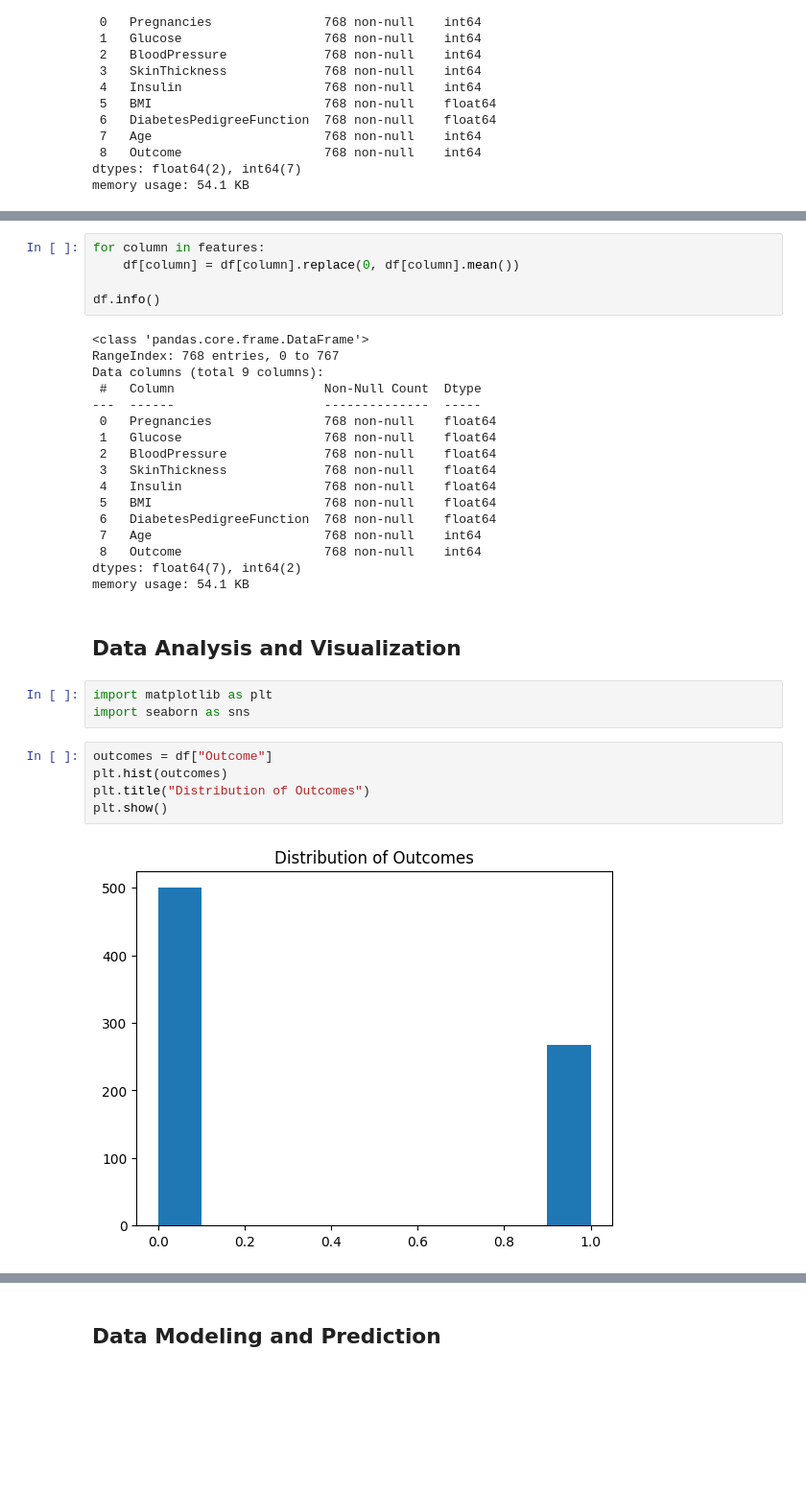
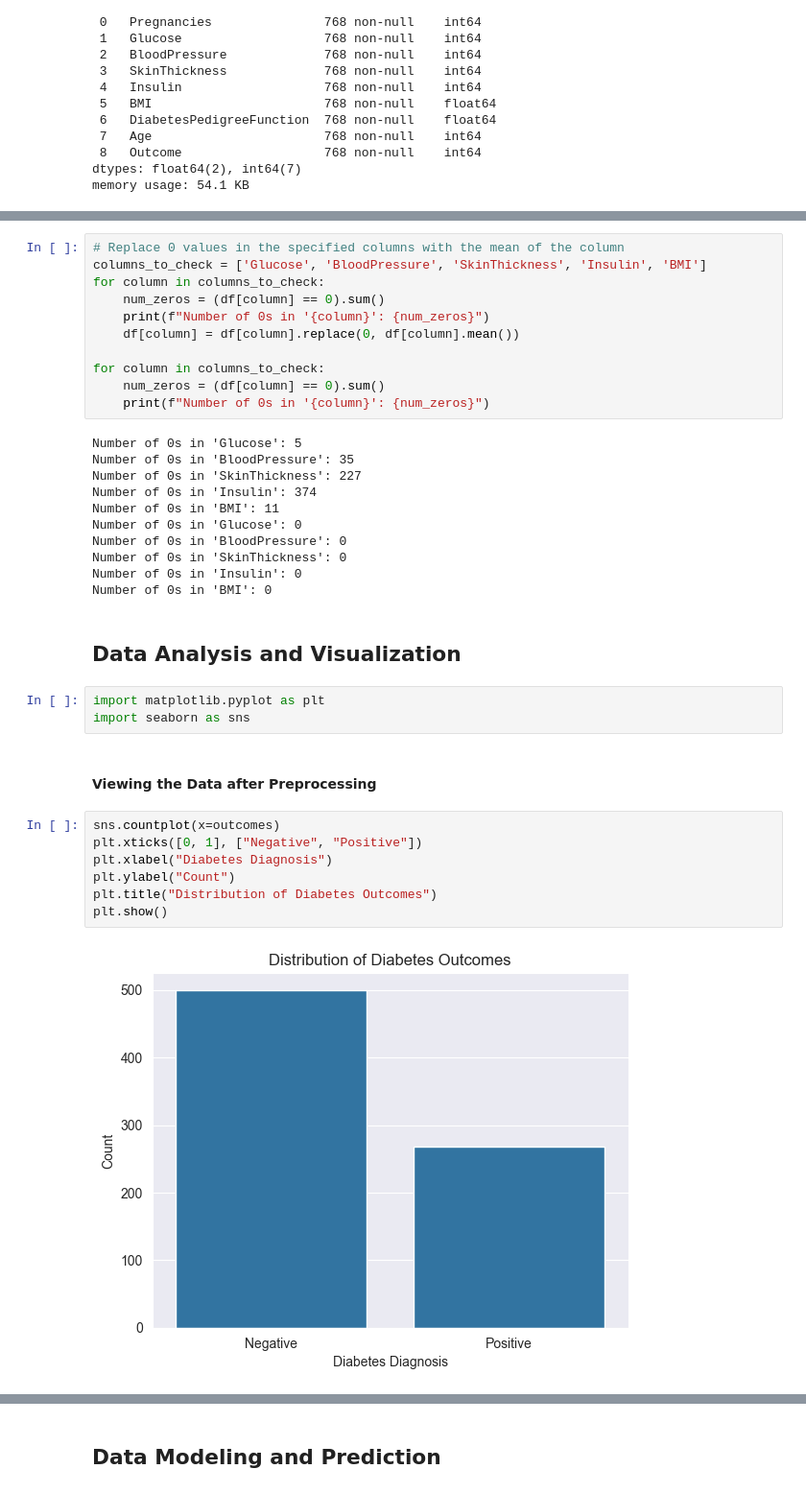
Before and after one commit to grudzinskio/DiabetesPrediction, a Jupyter notebook: FinalNotebook.ipynb, the cells around one changed output, grey strips where cells are left out. Shown at 96% size. Saved outputs shown, nothing was run; the diff lists cells and outputs as text; blank space fills up the shorter version.

```diff
--- a/FinalNotebook.ipynb
+++ b/FinalNotebook.ipynb
@@ -125,37 +133,41 @@ print("DataFrame has zero values:", has_zero)
 # %%
-for column in features:
+# Replace 0 values in the specified columns with the mean of the column
+columns_to_check = ['Glucose', 'BloodPressure', 'SkinThickness', 'Insulin', 'BMI']
+for column in columns_to_check:
+    num_zeros = (df[column] == 0).sum()
+    print(f"Number of 0s in '{column}': {num_zeros}")
     df[column] = df[column].replace(0, df[column].mean())
 
-df.info()
+for column in columns_to_check:
+    num_zeros = (df[column] == 0).sum()
+    print(f"Number of 0s in '{column}': {num_zeros}")
 # %% [output]
-<class 'pandas.core.frame.DataFrame'>
-RangeIndex: 768 entries, 0 to 767
-Data columns (total 9 columns):
- #   Column                    Non-Null Count  Dtype
----  ------                    --------------  -----
- 0   Pregnancies               768 non-null    float64
- 1   Glucose                   768 non-null    float64
- 2   BloodPressure             768 non-null    float64
- 3   SkinThickness             768 non-null    float64
- 4   Insulin                   768 non-null    float64
- 5   BMI                       768 non-null    float64
- 6   DiabetesPedigreeFunction  768 non-null    float64
- 7   Age                       768 non-null    int64
- 8   Outcome                   768 non-null    int64
-dtypes: float64(7), int64(2)
-memory usage: 54.1 KB
+Number of 0s in 'Glucose': 5
+Number of 0s in 'BloodPressure': 35
+Number of 0s in 'SkinThickness': 227
+Number of 0s in 'Insulin': 374
+Number of 0s in 'BMI': 11
+Number of 0s in 'Glucose': 0
+Number of 0s in 'BloodPressure': 0
+Number of 0s in 'SkinThickness': 0
+Number of 0s in 'Insulin': 0
+Number of 0s in 'BMI': 0
 # %% [markdown]
 ## Data Analysis and Visualization
 # %%
-import matplotlib as plt
+import matplotlib.pyplot as plt
 import seaborn as sns
+# %% [markdown]
+#### Viewing the Data after Preprocessing
 # %%
-outcomes = df["Outcome"]
-plt.hist(outcomes)
-plt.title("Distribution of Outcomes")
+sns.countplot(x=outcomes)
+plt.xticks([0, 1], ["Negative", "Positive"])
+plt.xlabel("Diabetes Diagnosis")
+plt.ylabel("Count")
+plt.title("Distribution of Diabetes Outcomes")
 plt.show()
 # %% [output]
-[figure, old version]
+[figure, new version]
 # %%
 features = df.columns.drop('Outcome')
 num_features = len(features)
```
Also changed, not shown: parts of 12 cells of this notebook.
